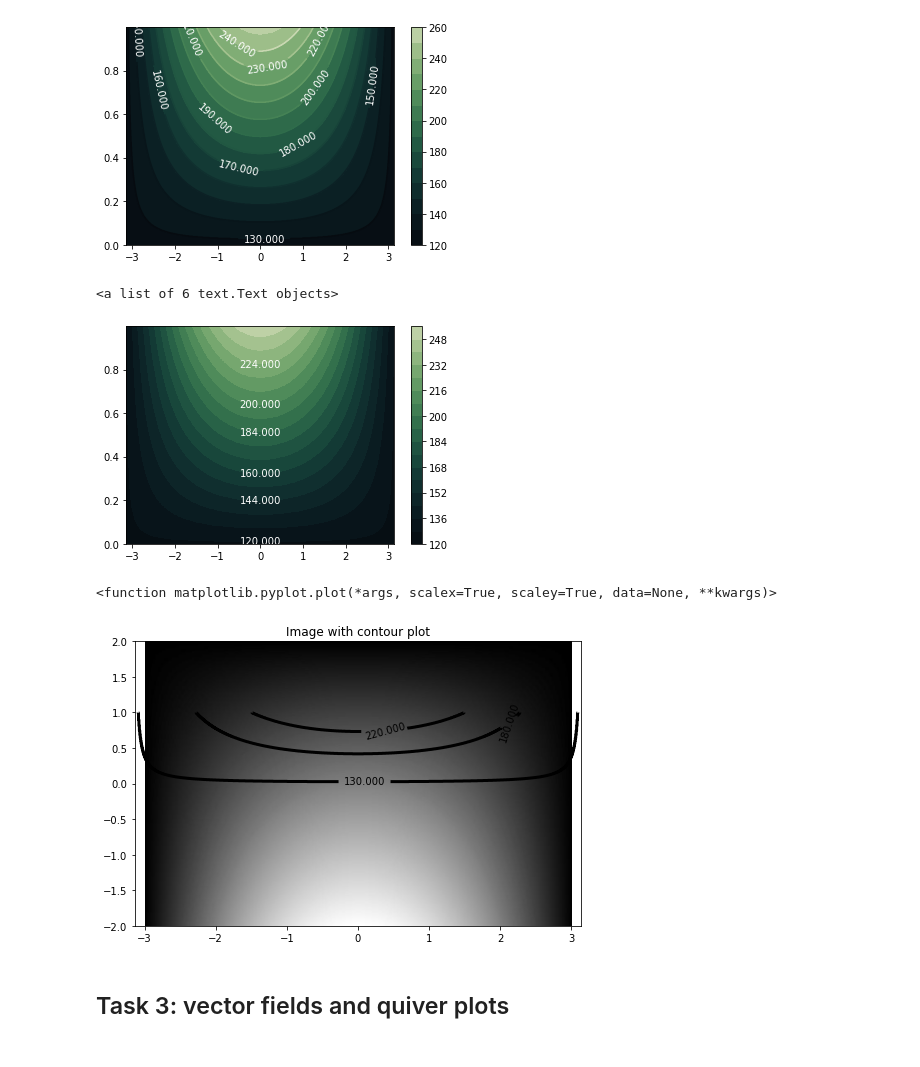
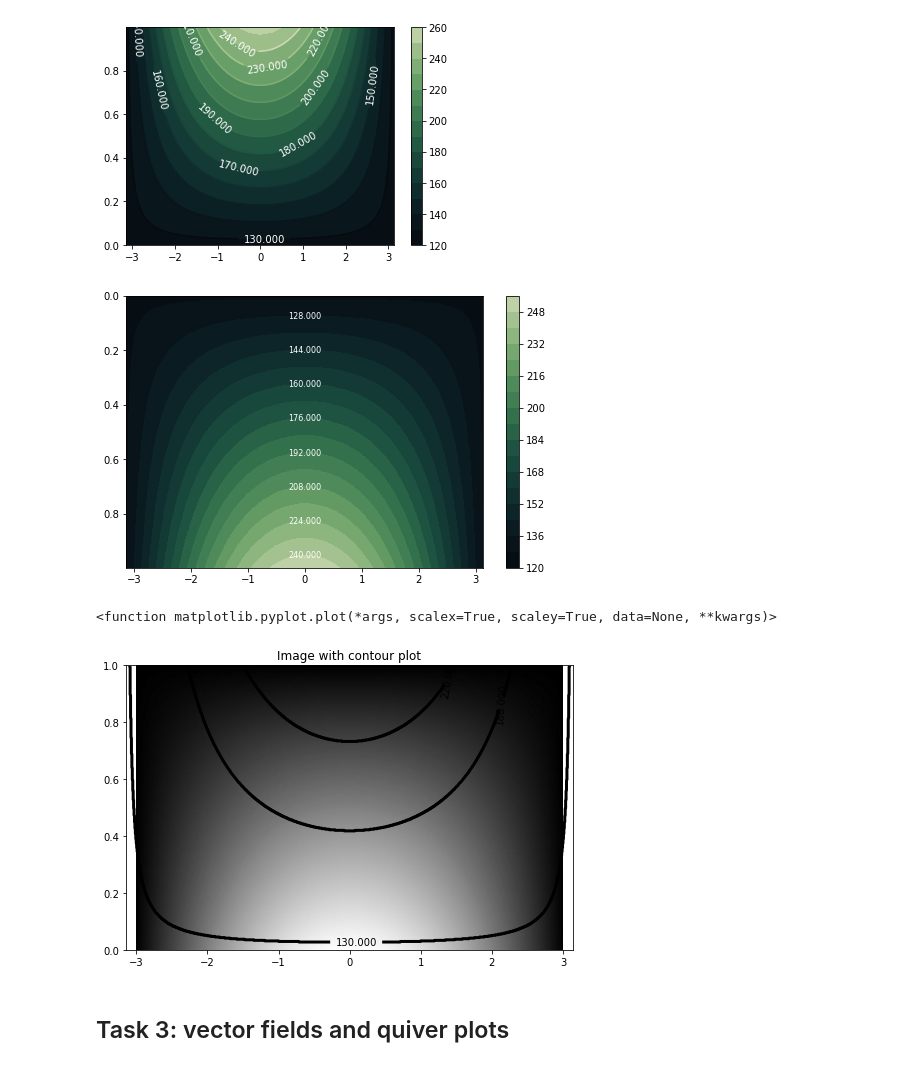
Before and after one commit to elvinafahlgren/Visualization, a Jupyter notebook: worksheet-3.ipynb, the cells around one changed output. Drawn from its saved outputs; the diff is of its cells as text; code cells hidden in the pictures.

```diff
--- a/worksheet-3.ipynb
+++ b/worksheet-3.ipynb
@@ -207,30 +207,30 @@ plt.clabel(cp, inline=1, fontsize=10, colors=line_colors )
 [figure]
 # %%
 
-
+fig, ax = plt.subplots(figsize=(8,5))
 c = plt.contourf(X, Y, Z, levels = 15, cmap = cubehelix_palette)
 plt.colorbar(c, ax = c.axes)
 #c.axes.clabel(c, fontsize = 10, use_clabeltext = True, colors = 'white')
 
-manual_locations = [(0, 0.03), (0, 0.2), (0, 0.35), (0, 0.5), (0, 0.65), (0, 0.8)]
-plt.clabel(c, inline=1, fontsize=10, manual=manual_locations, colors = 'white')
+manual_locations = [(0, 0.05), (0, 0.2), (0, 0.35), (0, 0.45), (0, 0.6), (0, 0.7), (0, 0.85), (0, 0.95)]
+plt.clabel(c, inline=1, fontsize=8, manual=manual_locations, colors = 'white')
+ax.invert_yaxis()
 
-#c.axes.imshow((zz+1.)/2.*255., extent=[-np.pi, np.pi, -1, 1], origin='lower', cmap=cubehelix_palette)
+#c.axes.imshow((Z+1.)/2.*255., extent=[-np.pi, np.pi, 0, 1], origin='lower', cmap=cubehelix_palette)
 # %% [output]
-<a list of 6 text.Text objects>
-[figure, old version]
+[figure, new version]
 # %%
 plt.rcParams['contour.negative_linestyle'] = 'solid'
 fig, ax = plt.subplots(figsize=(8,20))
 
-im = ax.imshow(mpimg.imread('grayScaleFunc.jpg'), extent=(-3, 3, -2, 2))
-cs = ax.contour(X, Y, Z, levels = [130, 180, 220], colors='k',origin='lower', extend='both', linewidths=3, extent=(-3, 3, -2, 2))
+im = ax.imshow(mpimg.imread('grayScaleFunc.jpg'), extent=(-3, 3, 0, 1), aspect = 4)
+cs = ax.contour(X, Y, Z, levels = [130, 180, 220], colors='k',origin='lower', extend='both', linewidths=3, extent=(-3, 3, 0, 1))
 ax.clabel(cs, fontsize=10, inline=True)
 ax.set_title('Image with contour plot')
 plt.plot
 # %% [output]
 <function matplotlib.pyplot.plot(*args, scalex=True, scaley=True, data=None, **kwargs)>
-[figure, old version]
+[figure, new version]
 # %% [markdown]
 ## Task 3: vector fields and quiver plots
 # %% [markdown]
```
Also changed, not shown: parts of 1 cell of this notebook.
